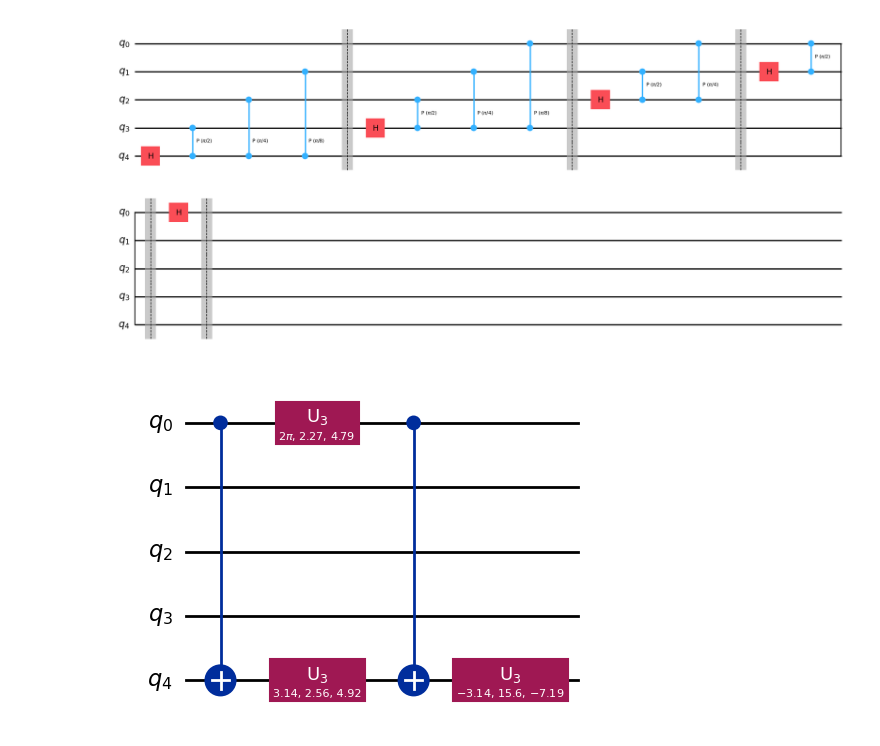
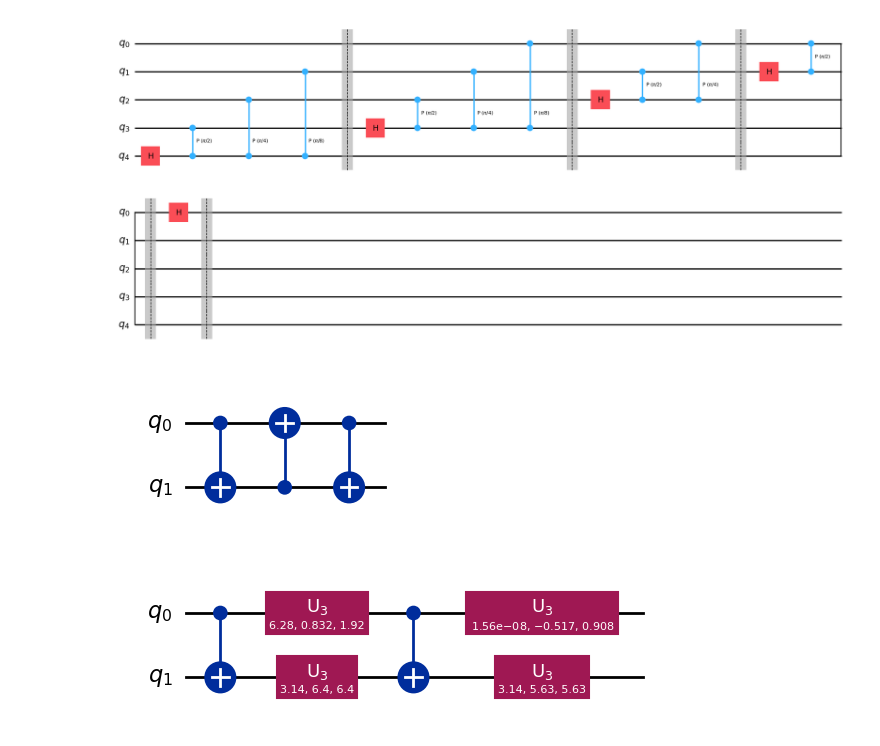
Before and after one commit to sumeetshirgure/dynconn, a Jupyter notebook: QFT.ipynb, the cells around one changed output. Saved outputs shown, nothing was run; the diff lists cells and outputs as text; code cells hidden in the pictures.

```diff
--- a/QFT.ipynb
+++ b/QFT.ipynb
@@ -23,4 +16,18 @@ qc = bqskit_to_qiskit(circ)
+# %%
+sw = QuantumCircuit(2)
+sw.swap(0, 1)
+
+sw = sw.decompose()
+sw.draw(output='mpl')
+# %% [output]
+[figure, added]
 # %%
+circ = Circuit(2)
+circ.append_gate(SwapGate(), (0, 1))
+
+circ = compile(circ, optimization_level=4)
+
+qc = bqskit_to_qiskit(circ)
 qc.draw(output='mpl')
 # %% [output]
-[figure, old version]
+[figure, new version]
```
Also changed, not shown: parts of 3 cells of this notebook.
